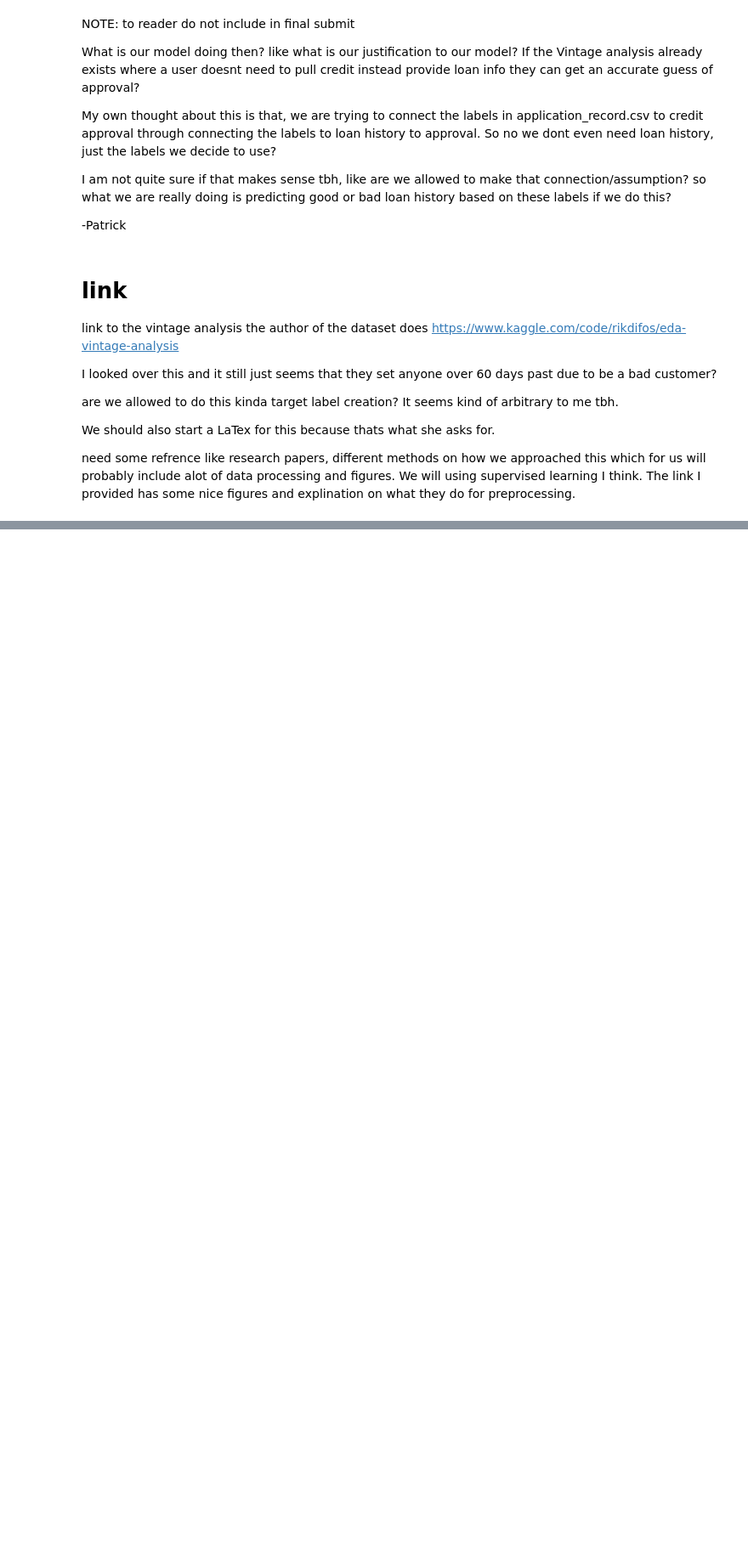
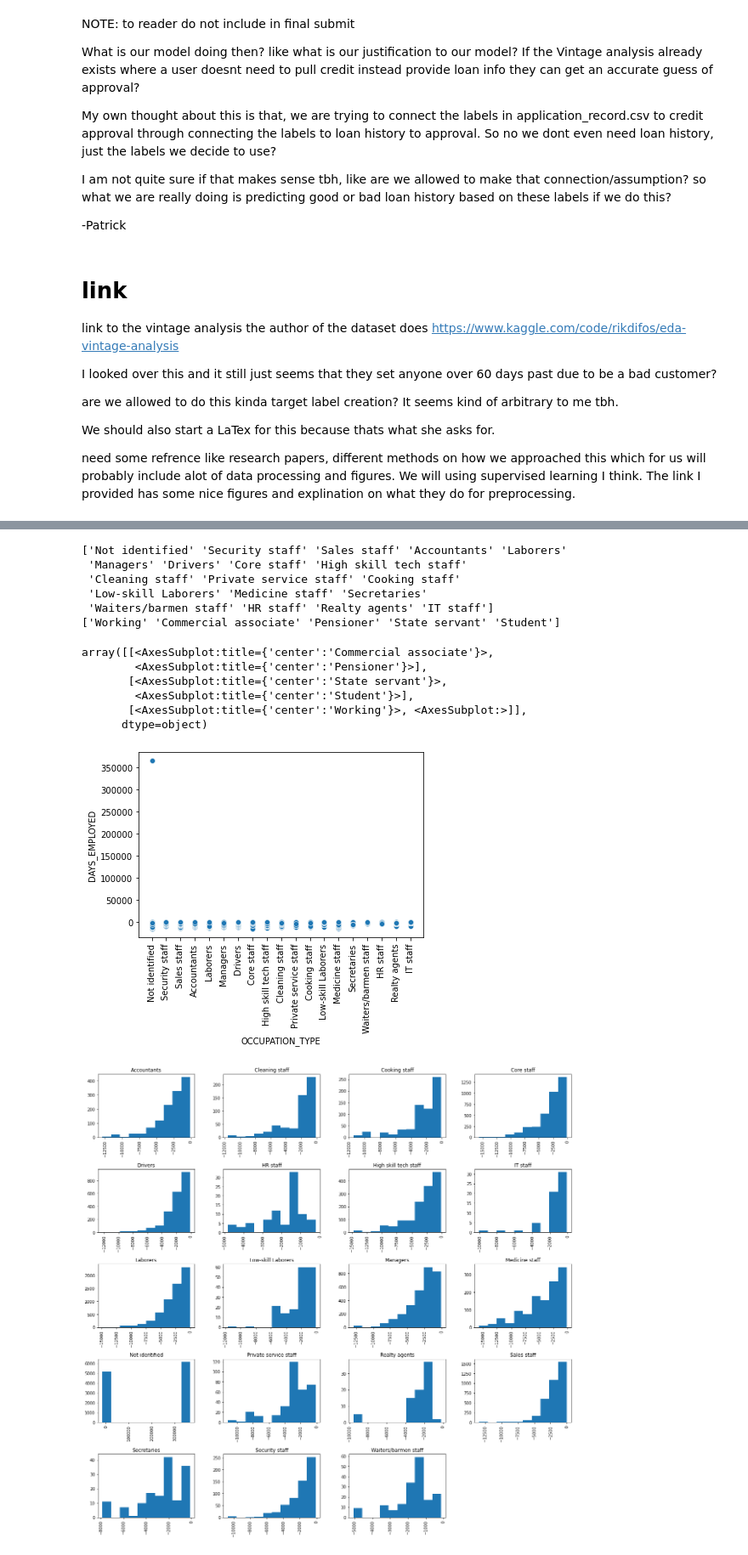
Before and after one commit to shlokshah7/ECS-171-project, a Jupyter notebook: Starter.ipynb, the cells around one changed output, grey strips where cells are left out. Shown at 85% size. Drawn from its saved outputs; the diff is of its cells as text; code cells hidden in the pictures; blank space fills up the shorter version.

```diff
--- a/Starter.ipynb
+++ b/Starter.ipynb
@@ -110,0 +139,3 @@ need some refrence like research papers, different methods on how we approached
+# %%
+
+filtered_application['OCCUPATION_TYPE'].fillna(value='Not identified', inplace=True)
@@ -110,0 +259,2 @@ need some refrence like research papers, different methods on how we approached
+# %%
+filtered_application.drop('FLAG_MOBIL', axis=1, inplace = True)
@@ -110,0 +263,27 @@ need some refrence like research papers, different methods on how we approached
+# %%
+print(filtered_application['OCCUPATION_TYPE'].unique())
+print(filtered_application['NAME_INCOME_TYPE'].unique())
+
+#this is a bad plot lol will probably get rid of this one lmao
+plt=sns.scatterplot(filtered_application['OCCUPATION_TYPE'],filtered_application['DAYS_EMPLOYED'])
+plt.tick_params(axis='x', rotation=90)
+
+#better looking plot lmao
+filtered_application[['OCCUPATION_TYPE','DAYS_EMPLOYED']].hist(by='OCCUPATION_TYPE', figsize=(20, 20))
+
+filtered_application[['NAME_INCOME_TYPE','AMT_INCOME_TOTAL']].hist(by='NAME_INCOME_TYPE', figsize=(20, 20))
+# %% [output]
+['Not identified' 'Security staff' 'Sales staff' 'Accountants' 'Laborers'
+ 'Managers' 'Drivers' 'Core staff' 'High skill tech staff'
+ 'Cleaning staff' 'Private service staff' 'Cooking staff'
+ 'Low-skill Laborers' 'Medicine staff' 'Secretaries'
+ 'Waiters/barmen staff' 'HR staff' 'Realty agents' 'IT staff']
+['Working' 'Commercial associate' 'Pensioner' 'State servant' 'Student']
+array([[<AxesSubplot:title={'center':'Commercial associate'}>,
+        <AxesSubplot:title={'center':'Pensioner'}>],
+       [<AxesSubplot:title={'center':'State servant'}>,
+        <AxesSubplot:title={'center':'Student'}>],
+       [<AxesSubplot:title={'center':'Working'}>, <AxesSubplot:>]],
+      dtype=object)
+[figure, added]
+[figure, added]
```
Also changed, not shown: parts of 18 cells of this notebook.
